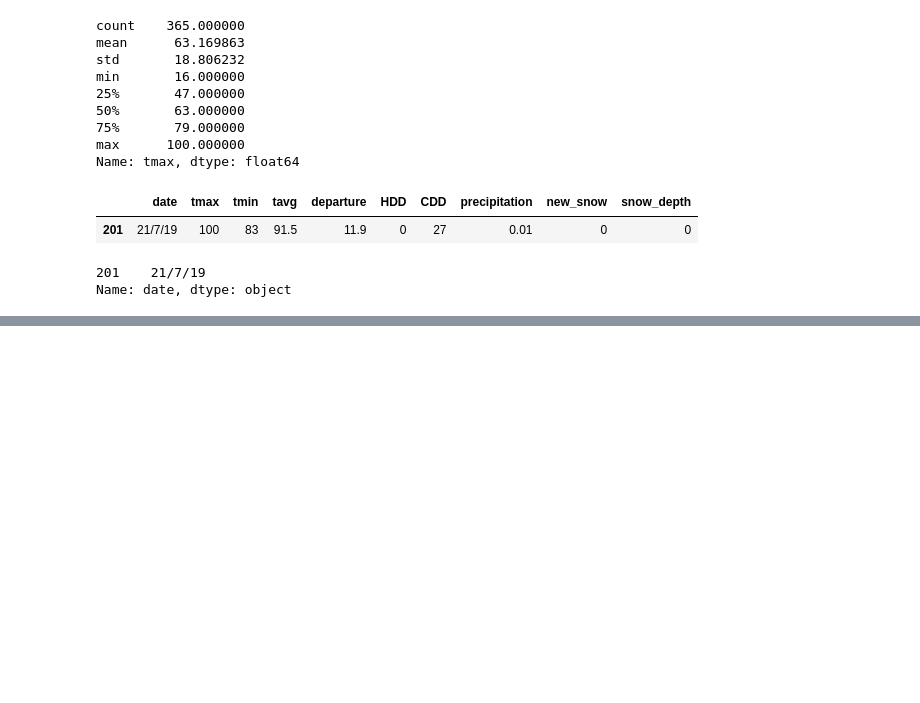
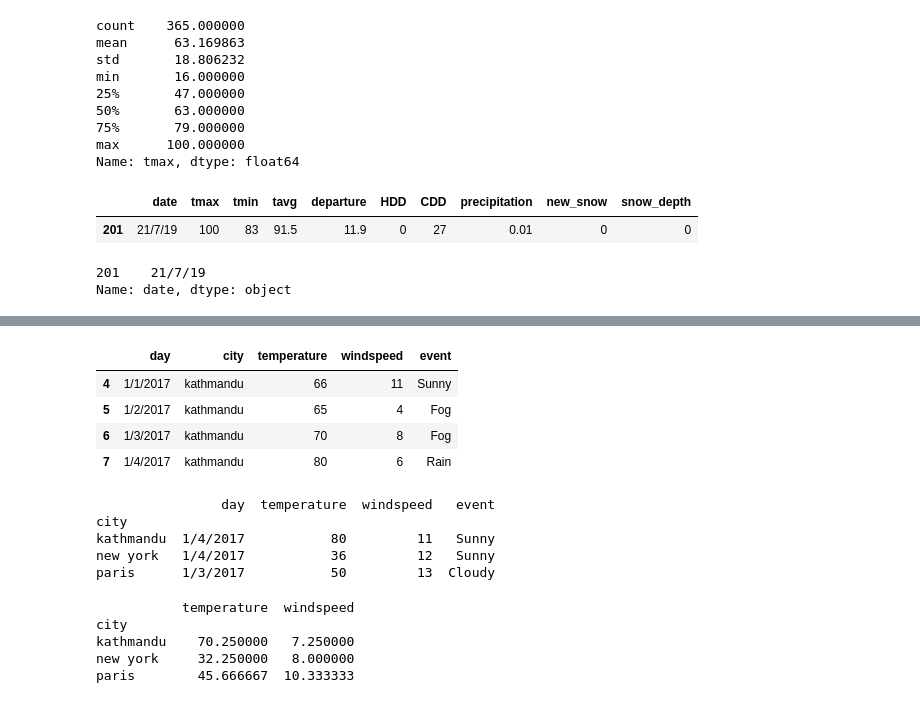
Before and after one commit to thisispawann/data-science-fundamentals, a Jupyter notebook: pandas/untilted.ipynb, the cells around one changed output, grey strips where cells are left out. Cells and saved outputs as stored; diff of their text form; code cells hidden in the pictures; blank space fills up the shorter version.

```diff
--- a/pandas/untilted.ipynb
+++ b/pandas/untilted.ipynb
@@ -109,0 +177,26 @@ Name: date, dtype: object
+# %%
+# to get specific group
+g.get_group('kathmandu')
+# %% [output]
+|  | day | city | temperature | windspeed | event |
+| 4 | 1/1/2017 | kathmandu | 66 | 11 | Sunny |
+| 5 | 1/2/2017 | kathmandu | 65 | 4 | Fog |
+| 6 | 1/3/2017 | kathmandu | 70 | 8 | Fog |
+| 7 | 1/4/2017 | kathmandu | 80 | 6 | Rain |
+# %%
+# find maximum temperature in each of the cities
+print(g.max())
+# %% [output]
+                day  temperature  windspeed   event
+city
+kathmandu  1/4/2017           80         11   Sunny
+new york   1/4/2017           36         12   Sunny
+paris      1/3/2017           50         13  Cloudy
+# %%
+print(g.mean())
+# %% [output]
+           temperature  windspeed
+city
+kathmandu    70.250000   7.250000
+new york     32.250000   8.000000
+paris        45.666667  10.333333
```
Also changed, not shown: parts of 21 cells of this notebook, 1 other file.
